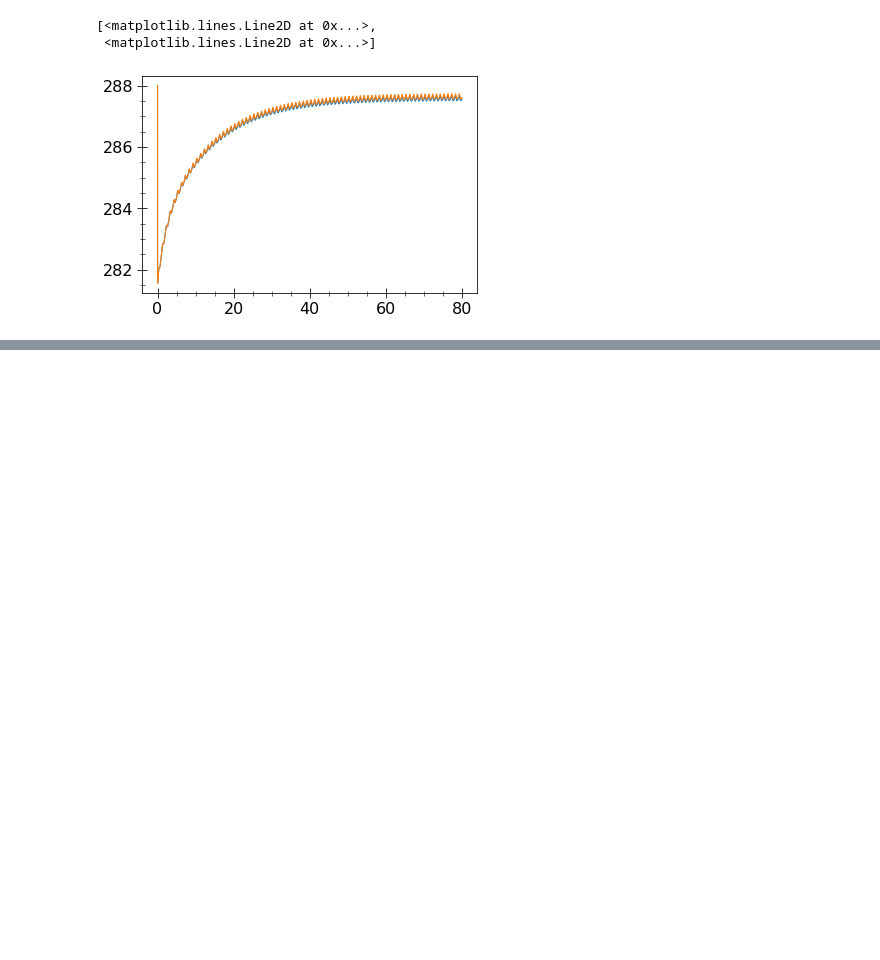
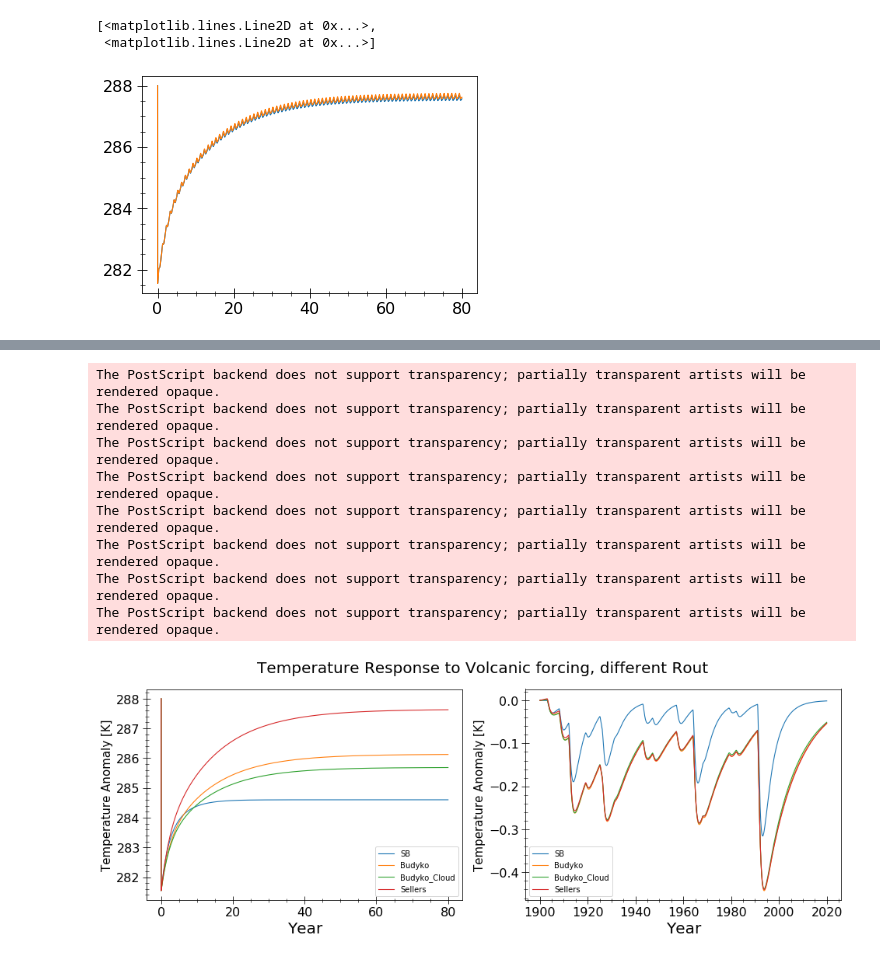
Before and after one commit to BenniSchmiedel/Low-dimensional-EBMs, a Jupyter notebook: Development_Optimization.ipynb, the cells around one changed output, grey strips where cells are left out. Cells and saved outputs as stored; diff of their text form; code cells hidden in the pictures; blank space fills up the shorter version.

```diff
--- a/Development_Optimization.ipynb
+++ b/Development_Optimization.ipynb
@@ -131,0 +101,20 @@ array([[2, 2, 2],
+# %%
+ControlTemperatures_ZMT=np.reshape(np.zeros(4*18),(4,18))
+ControlTemperatures_GMT=np.zeros(4)
+for i in range(4):
+    ControlTemperatures_ZMT[i]=np.mean(FuncDiffCTRL[1][-int(10*365/5):,i],axis=0)
+    ControlTemperatures_GMT[i]=np.average(ControlTemperatures_ZMT[i],weights=np.cos(Vars.Lat*np.pi/180))
+# %%
+configFuncDiff=importer('Dev_Data/Volc_Rout/DifferentRout_Pinatubo.ini')
+
+setup={'number_of_parameters': 4, 'number_of_cycles': 1, 'number_of_parallels': 4}
+variable_importer(configFuncDiff,parallel=True,parallel_config=setup)
+
+configFuncDiff,ParasCTRL=add_sellersparameters(configFuncDiff,parameterinterpolatorstepwise,'SellersParameterization.ini',5,0,True,True)
+
+Func1_4=np.array([[True,False,False,False],[False,True,False,False],[False,False,True,False],[False,False,False,True]])
+for i in range(1,5):
+    configFuncDiff['funccomp']['funcparam']['func'+str(i)]['activation']=Func1_4[i-1]
+
+Vars.T,Vars.T_global=ControlTemperatures_ZMT,ControlTemperatures_GMT
+FuncDiff=rk4alg(model_equation,configFuncDiff['eqparam'],configFuncDiff['funccomp'])
@@ -131,0 +127,24 @@ array([[2, 2, 2],
+# %%
+labels=['SB','Budyko','Budyko_Cloud','Sellers']
+fig,ax=plt.subplots(1,2,figsize=(16,5))
+fig.suptitle('Temperature Response to Volcanic forcing, different Rout',fontsize=20)
+for i in range(4):
+    ax[0].plot(FuncDiffCTRL[0]/time_sec_year,FuncDiffCTRL[2][:,i],label=labels[i])
+ax[0].legend()
+for i in range(4):
+    ax[1].plot(FuncDiff[0]/time_sec_year,FuncDiff[2][:,i]-ControlTemperatures_GMT[i],label=labels[i])
+ax[1].legend()
+
+ax[0].set_xlabel('Year'),ax[1].set_xlabel('Year')
+ax[0].set_ylabel('Temperature Anomaly [K]',fontsize=15),ax[1].set_ylabel('Temperature Anomaly [K]',fontsize=15)
+plt.savefig('ResponseDifference_Rout.eps',format='eps',dpi=400,bbox_inches='tight')
+# %% [output]
+The PostScript backend does not support transparency; partially transparent artists will be rendered opaque.
+The PostScript backend does not support transparency; partially transparent artists will be rendered opaque.
+The PostScript backend does not support transparency; partially transparent artists will be rendered opaque.
+The PostScript backend does not support transparency; partially transparent artists will be rendered opaque.
+The PostScript backend does not support transparency; partially transparent artists will be rendered opaque.
+The PostScript backend does not support transparency; partially transparent artists will be rendered opaque.
+The PostScript backend does not support transparency; partially transparent artists will be rendered opaque.
+The PostScript backend does not support transparency; partially transparent artists will be rendered opaque.
+[figure, added]
```
Also changed, not shown: parts of 30 cells of this notebook, 45 other files.
